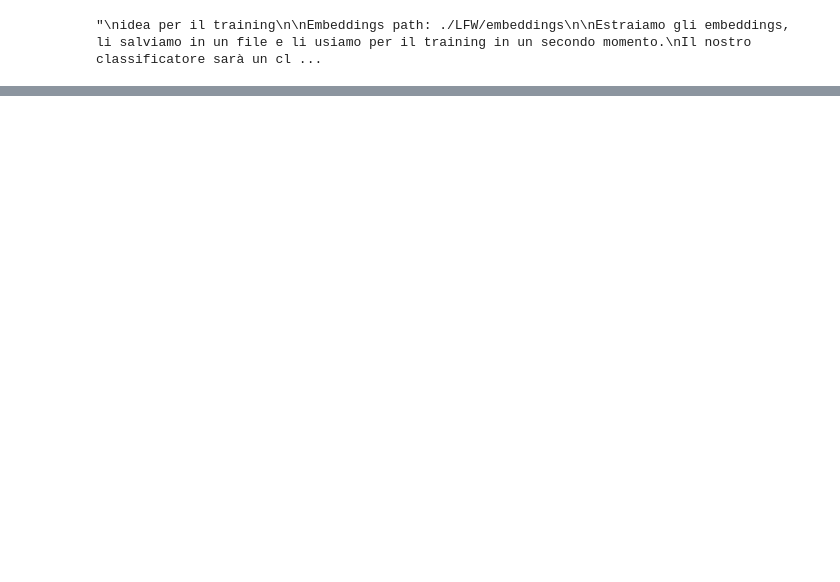
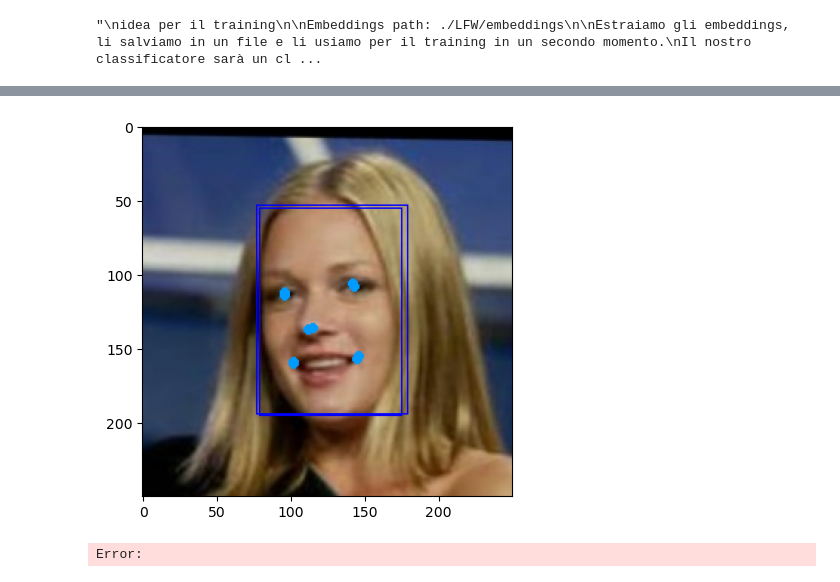
Before and after one commit to davegabe/Suspect-Identification-CCTV, a Jupyter notebook: prova.ipynb, the cells around one changed output, grey strips where cells are left out. Saved outputs shown, nothing was run; the diff lists cells and outputs as text; code cells hidden in the pictures; blank space fills up the shorter version.

```diff
--- a/prova.ipynb
+++ b/prova.ipynb
@@ -55,37 +73,38 @@ print(image.shape)
 # %%
 
-from IPython.utils import io
-with io.capture_output() as captured:
 
-    detections = embedder.extract(image, threshold=0.95)
-    #print the shape of image
+detections = embedder.extract(image, threshold=0.95)
+#print the shape of image
 
 
+print(detections[0]['embedding'])
+print(len(detections[0]['embedding']))
 
-    print(detections)       #for every detected face, it returns a dict with the bounding box, keypoints and the embedding
 
-    #draw the bounding box and the keypoints
-    for detection in detections:
+print(detections)       #for every detected face, it returns a dict with the bounding box, keypoints and the embedding
 
-        #boxCoordinates
-        box = detection['box']
-        x1, y1, width, height = box
-        x2, y2 = x1 + width, y1 + height
+#draw the bounding box and the keypoints
+for detection in detections:
 
-        #keypoints
-        keypoints = detection['keypoints']
-        left_eye, right_eye, nose, mouth_left, mouth_right = keypoints['left_eye'], keypoints['right_eye'], keypoints['nose'], keypoints['mouth_left'], keypoints['mouth_right']
+    #boxCoordinates
+    box = detection['box']
+    x1, y1, width, height = box
+    x2, y2 = x1 + width, y1 + height
 
-        #draw the bounding box
-        cv2.rectangle(image, (x1, y1), (x2, y2), (0,0,255), 1)
+    #keypoints
+    keypoints = detection['keypoints']
+    left_eye, right_eye, nose, mouth_left, mouth_right = keypoints['left_eye'], keypoints['right_eye'], keypoints['nose'], keypoints['mouth_left'], keypoints['mouth_right']
 
-        #draw the keypoints
-        cv2.circle(image, left_eye, 2, (0,155,255), 2)
-        cv2.circle(image, right_eye, 2, (0,155,255), 2)
-        cv2.circle(image, nose, 2, (0,155,255), 2)
-        cv2.circle(image, mouth_left, 2, (0,155,255), 2)
-        cv2.circle(image, mouth_right, 2, (0,155,255), 2)
+    #draw the bounding box
+    cv2.rectangle(image, (x1, y1), (x2, y2), (0,0,255), 1)
 
-    plt.imshow(image)
-    plt.show()
+    #draw the keypoints
+    cv2.circle(image, left_eye, 2, (0,155,255), 2)
+    cv2.circle(image, right_eye, 2, (0,155,255), 2)
+    cv2.circle(image, nose, 2, (0,155,255), 2)
+    cv2.circle(image, mouth_left, 2, (0,155,255), 2)
+    cv2.circle(image, mouth_right, 2, (0,155,255), 2)
+
+plt.imshow(image)
+plt.show()
 # %% [output]
@@ -93,3 +128,5 @@ Error:
+[figure, added]
+Error:
 # %%
 embeddings = embedder.embeddings([image])       #già cropped.
 print(embeddings)
```
Also changed, not shown: parts of 3 cells of this notebook.
